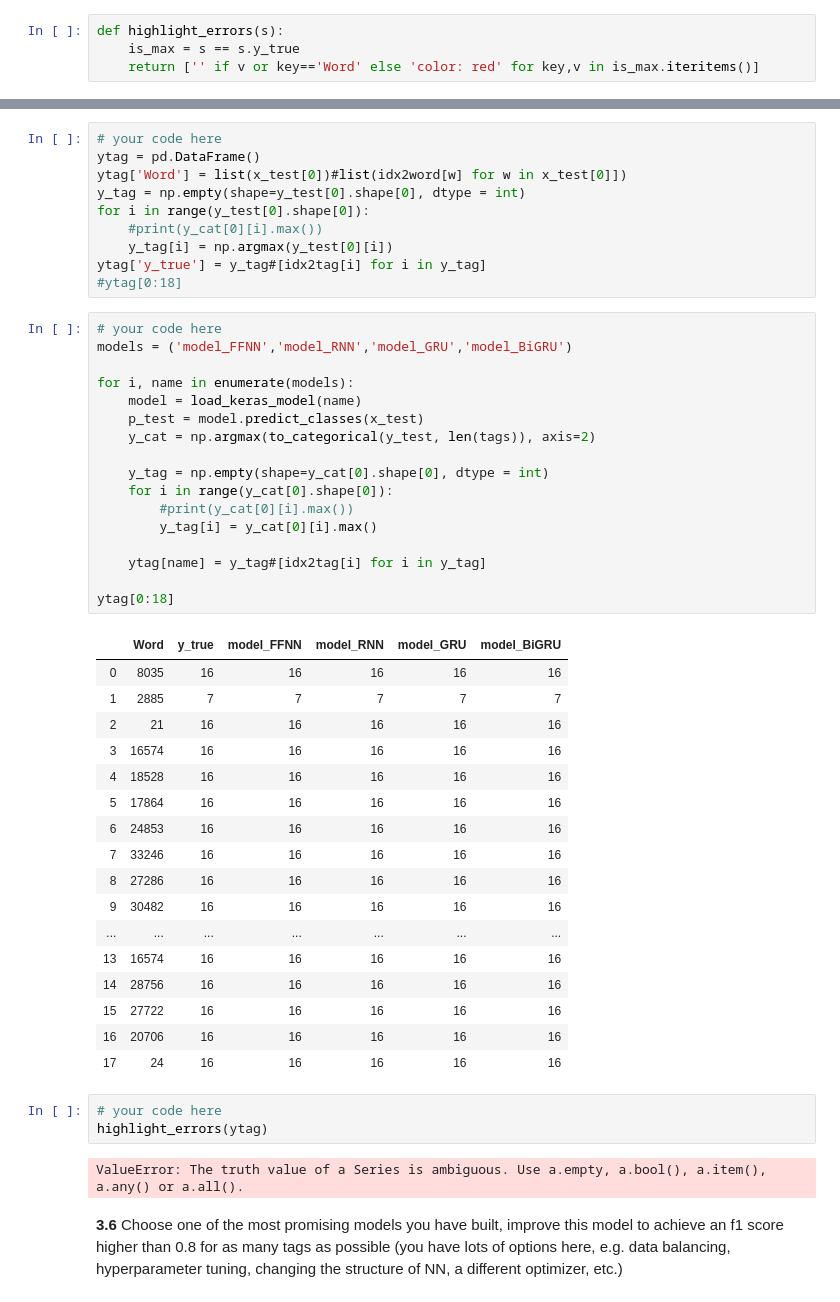
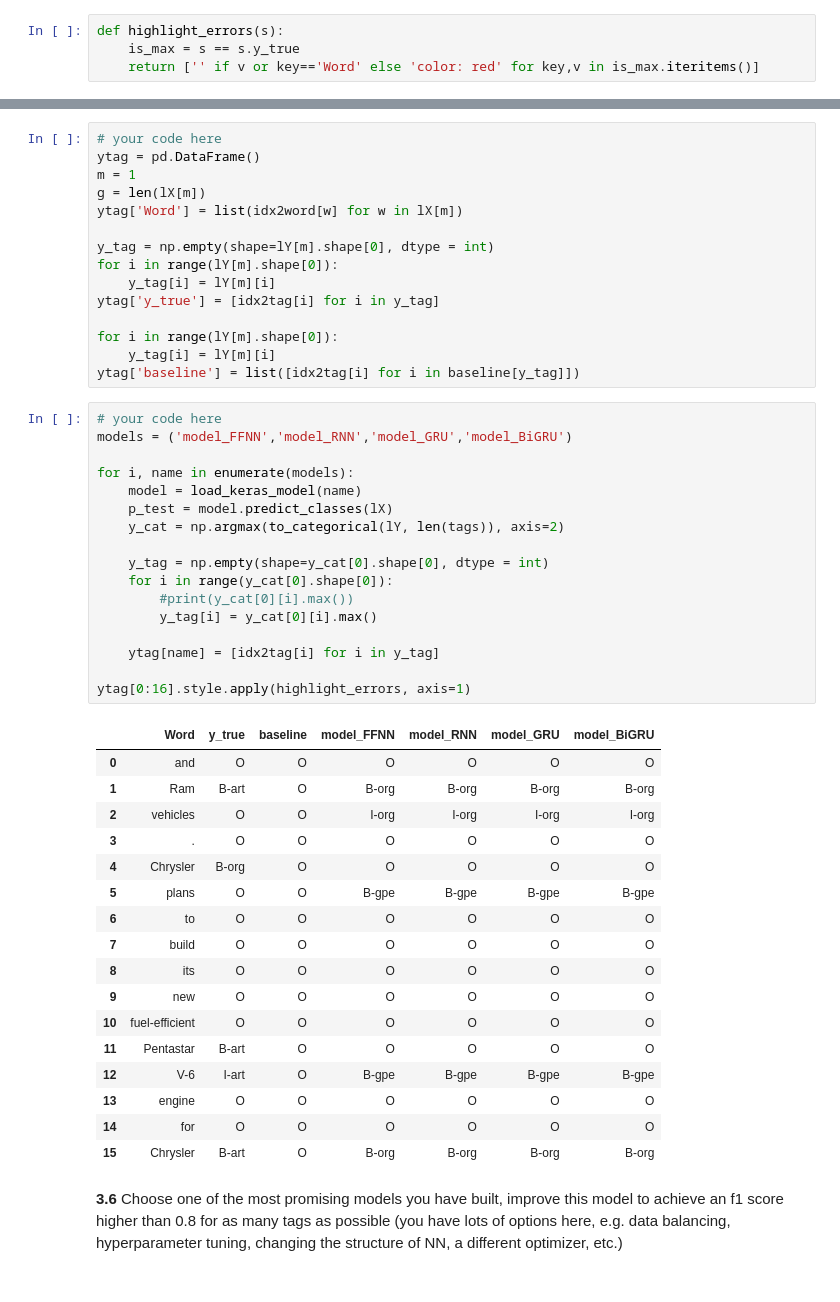
Before and after one commit to medeirosf/2020-CS109B, a Jupyter notebook: content/homeworks/hw06/notebook/cs109b_hw6_edited.ipynb, the cells around one changed output, grey strips where cells are left out. Drawn from its saved outputs; the diff is of its cells as text.

```diff
--- a/content/homeworks/hw06/notebook/cs109b_hw6_edited.ipynb
+++ b/content/homeworks/hw06/notebook/cs109b_hw6_edited.ipynb
@@ -1141,53 +1186,53 @@ def highlight_errors(s):
 # %%
 # your code here
 ytag = pd.DataFrame()
-ytag['Word'] = list(x_test[0])#list(idx2word[w] for w in x_test[0]])
-y_tag = np.empty(shape=y_test[0].shape[0], dtype = int)
-for i in range(y_test[0].shape[0]):
-    #print(y_cat[0][i].max())
-    y_tag[i] = np.argmax(y_test[0][i])
-ytag['y_true'] = y_tag#[idx2tag[i] for i in y_tag]
-#ytag[0:18]
+m = 1
+g = len(lX[m])
+ytag['Word'] = list(idx2word[w] for w in lX[m])
+
+y_tag = np.empty(shape=lY[m].shape[0], dtype = int)
+for i in range(lY[m].shape[0]):
+    y_tag[i] = lY[m][i]
+ytag['y_true'] = [idx2tag[i] for i in y_tag]
+
+for i in range(lY[m].shape[0]):
+    y_tag[i] = lY[m][i]
+ytag['baseline'] = list([idx2tag[i] for i in baseline[y_tag]])
 # %%
 # your code here
 models = ('model_FFNN','model_RNN','model_GRU','model_BiGRU')
 
 for i, name in enumerate(models):
     model = load_keras_model(name)
-    p_test = model.predict_classes(x_test)
-    y_cat = np.argmax(to_categorical(y_test, len(tags)), axis=2)
+    p_test = model.predict_classes(lX)
+    y_cat = np.argmax(to_categorical(lY, len(tags)), axis=2)
 
     y_tag = np.empty(shape=y_cat[0].shape[0], dtype = int)
     for i in range(y_cat[0].shape[0]):
         #print(y_cat[0][i].max())
         y_tag[i] = y_cat[0][i].max()
 
-    ytag[name] = y_tag#[idx2tag[i] for i in y_tag]
+    ytag[name] = [idx2tag[i] for i in y_tag]
 
-ytag[0:18]
+ytag[0:16].style.apply(highlight_errors, axis=1)
 # %% [output]
-|  | Word | y_true | model_FFNN | model_RNN | model_GRU | model_BiGRU |
-| 0 | 8035 | 16 | 16 | 16 | 16 | 16 |
-| 1 | 2885 | 7 | 7 | 7 | 7 | 7 |
-| 2 | 21 | 16 | 16 | 16 | 16 | 16 |
-| 3 | 16574 | 16 | 16 | 16 | 16 | 16 |
-| 4 | 18528 | 16 | 16 | 16 | 16 | 16 |
-| 5 | 17864 | 16 | 16 | 16 | 16 | 16 |
-| 6 | 24853 | 16 | 16 | 16 | 16 | 16 |
-| 7 | 33246 | 16 | 16 | 16 | 16 | 16 |
-| 8 | 27286 | 16 | 16 | 16 | 16 | 16 |
-| 9 | 30482 | 16 | 16 | 16 | 16 | 16 |
-| ... | ... | ... | ... | ... | ... | ... |
-| 13 | 16574 | 16 | 16 | 16 | 16 | 16 |
-| 14 | 28756 | 16 | 16 | 16 | 16 | 16 |
-| 15 | 27722 | 16 | 16 | 16 | 16 | 16 |
-| 16 | 20706 | 16 | 16 | 16 | 16 | 16 |
-| 17 | 24 | 16 | 16 | 16 | 16 | 16 |
+|  | Word | y_true | baseline | model_FFNN | model_RNN | model_GRU | model_BiGRU |
+| 0 | and | O | O | O | O | O | O |
+| 1 | Ram | B-art | O | B-org | B-org | B-org | B-org |
+| 2 | vehicles | O | O | I-org | I-org | I-org | I-org |
+| 3 | . | O | O | O | O | O | O |
+| 4 | Chrysler | B-org | O | O | O | O | O |
+| 5 | plans | O | O | B-gpe | B-gpe | B-gpe | B-gpe |
+| 6 | to | O | O | O | O | O | O |
+| 7 | build | O | O | O | O | O | O |
+| 8 | its | O | O | O | O | O | O |
+| 9 | new | O | O | O | O | O | O |
+| 10 | fuel-efficient | O | O | O | O | O | O |
+| 11 | Pentastar | B-art | O | O | O | O | O |
+| 12 | V-6 | I-art | O | B-gpe | B-gpe | B-gpe | B-gpe |
+| 13 | engine | O | O | O | O | O | O |
+| 14 | for | O | O | O | O | O | O |
+| 15 | Chrysler | B-art | O | B-org | B-org | B-org | B-org |
-# %%
-# your code here
-highlight_errors(ytag)
-# %% [output]
-ValueError: The truth value of a Series is ambiguous. Use a.empty, a.bool(), a.item(), a.any() or a.all().
 # %% [markdown]
 **3.6** Choose one of the most promising models you have built, improve this model to achieve an f1 score higher than 0.8 for as many tags as possible (you have lots of options here, e.g. data balancing, hyperparameter tuning, changing the structure of NN, a different optimizer, etc.)
 # %%
```
Also changed, not shown: parts of 8 cells of this notebook.
